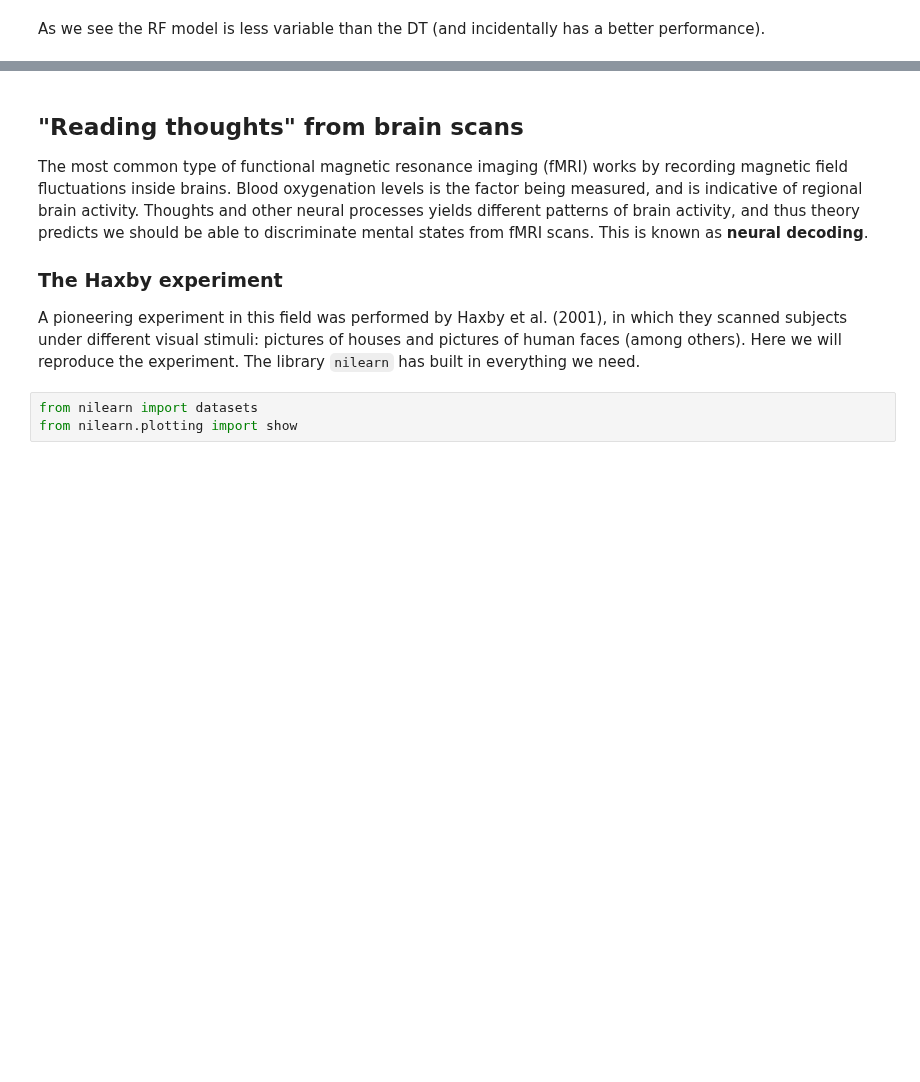
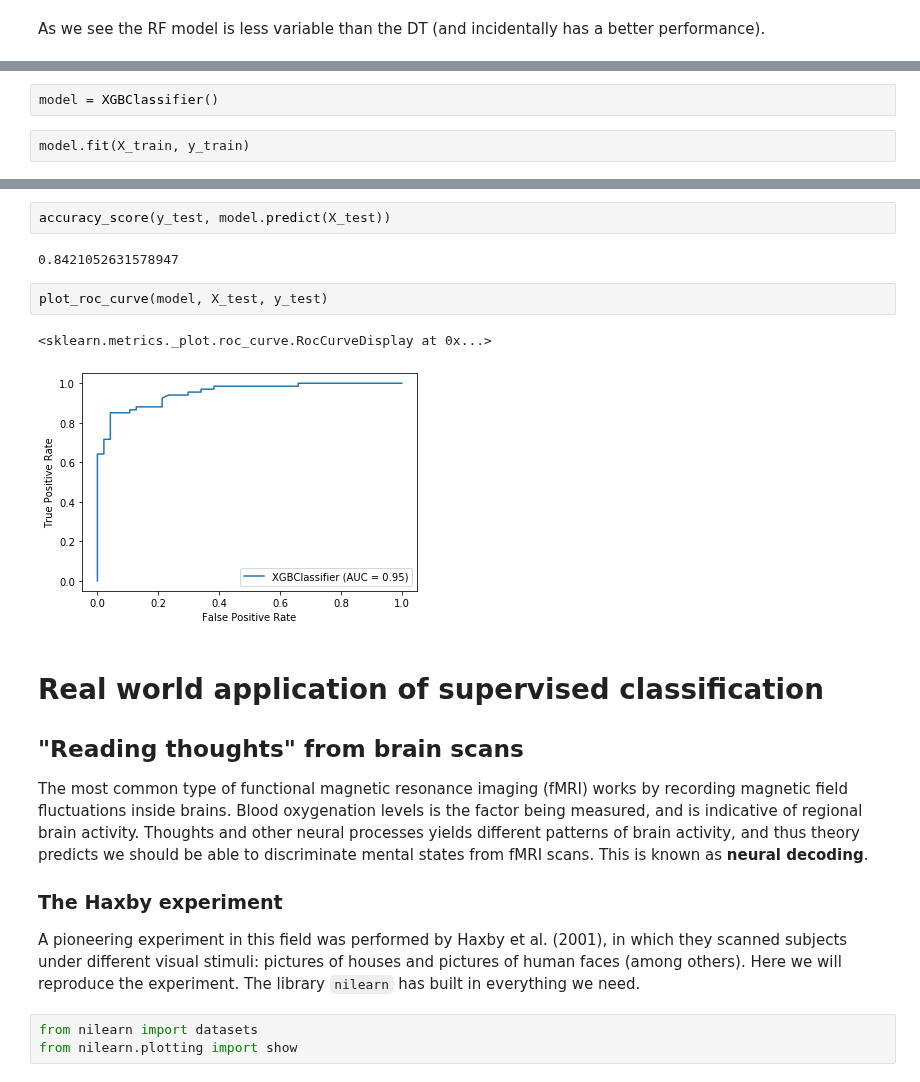
Before and after one commit to oercompbiomed/CBM101, a Jupyter notebook: F_Machine_learning/2_Supervised-Learning/2_Machine_Learning_Algorithms.ipynb, the cells around one changed output, grey strips where cells are left out. Drawn from its saved outputs; the diff is of its cells as text; blank space fills up the shorter version.

```diff
--- a/F_Machine_learning/2_Supervised-Learning/2_Machine_Learning_Algorithms.ipynb
+++ b/F_Machine_learning/2_Supervised-Learning/2_Machine_Learning_Algorithms.ipynb
@@ -568,0 +572,4 @@ As we see the RF model is less variable than the DT (and incidentally has a bett
+# %%
+model = XGBClassifier()
+# %%
+model.fit(X_train, y_train)
@@ -569,4 +588,15 @@ As we see the RF model is less variable than the DT (and incidentally has a bett
+# %%
+accuracy_score(y_test, model.predict(X_test))
+# %% [output]
+0.8421052631578947
+# %%
+plot_roc_curve(model, X_test, y_test)
+# %% [output]
+<sklearn.metrics._plot.roc_curve.RocCurveDisplay at 0x...>
+[figure, added]
 # %% [markdown]
+# Real world application of supervised classification
+
 ## "Reading thoughts" from brain scans
 
 The most common type of functional magnetic resonance imaging (fMRI) works by recording magnetic field fluctuations inside brains. Blood oxygenation levels is the factor being measured, and is indicative of regional brain activity. Thoughts and other neural processes yields different patterns of brain activity, and thus theory predicts we should be able to discriminate mental states from fMRI scans. This is known as **neural decoding**.
```
Also changed, not shown: parts of 33 cells of this notebook.
